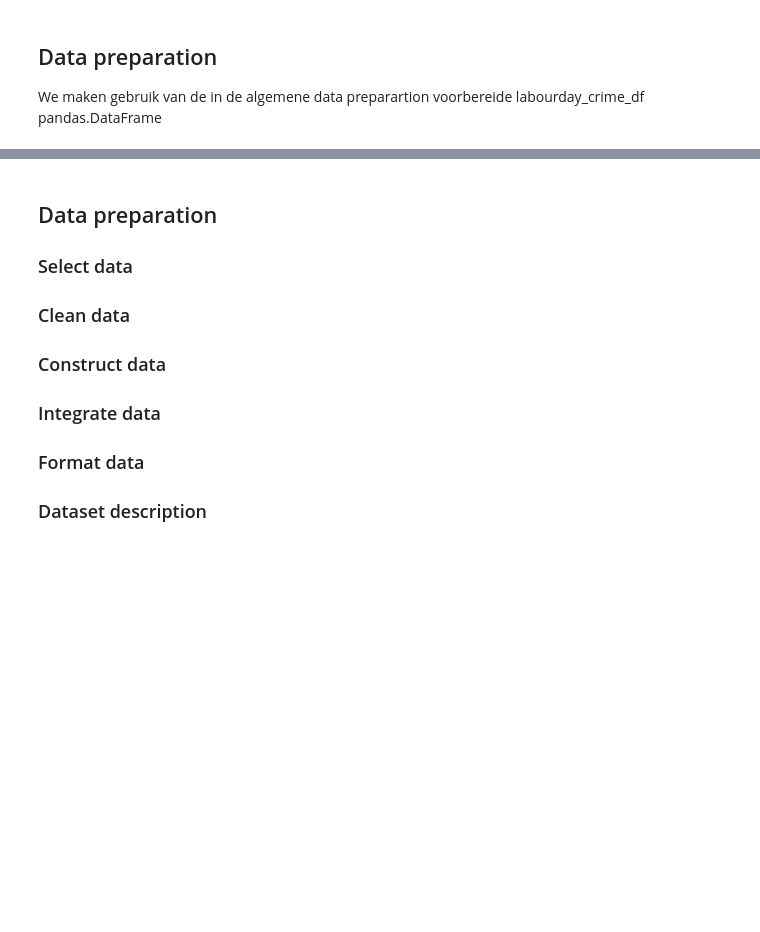
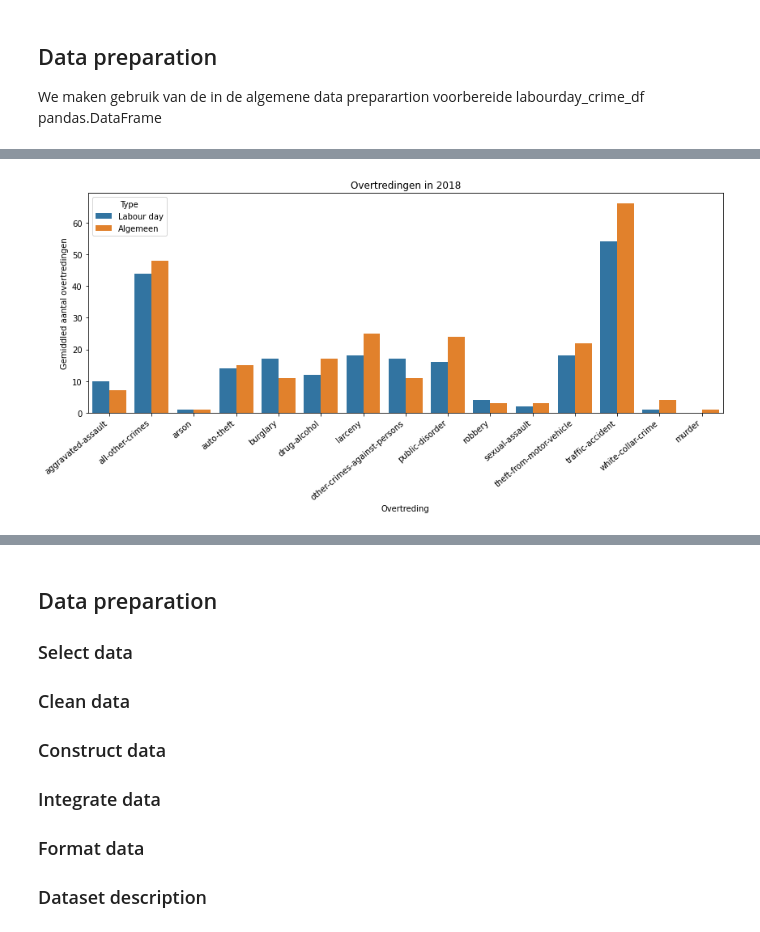
Before and after one commit to KolmschateS/poc-crime, a Jupyter notebook: labour-day-analyse.ipynb, the cells around one changed output, grey strips where cells are left out. Drawn from its saved outputs; the diff is of its cells as text; code cells hidden in the pictures; blank space fills up the shorter version.

```diff
--- a/labour-day-analyse.ipynb
+++ b/labour-day-analyse.ipynb
@@ -271,0 +371,18 @@ j1_labourday_offense_df = labourday_offense_df.copy()
+# %%
+plt.figure(figsize=(12,6))
+
+j2_joined_2018 = j2_joined.loc[j2_joined["Jaar"] == 2018]
+
+graph = sns.barplot(
+    data=j2_joined_2018,
+    x="Overtreding",
+    y="Gemiddled aantal overtredingen",
+    hue="Type"
+)
+graph.set_xticklabels(graph.get_xticklabels(), rotation=40, ha="right")
+
+plt.title("Overtredingen in 2018")
+plt.tight_layout()
+plt.show()
+# %% [output]
+[figure, added]
```
Also changed, not shown: parts of 14 cells of this notebook.
